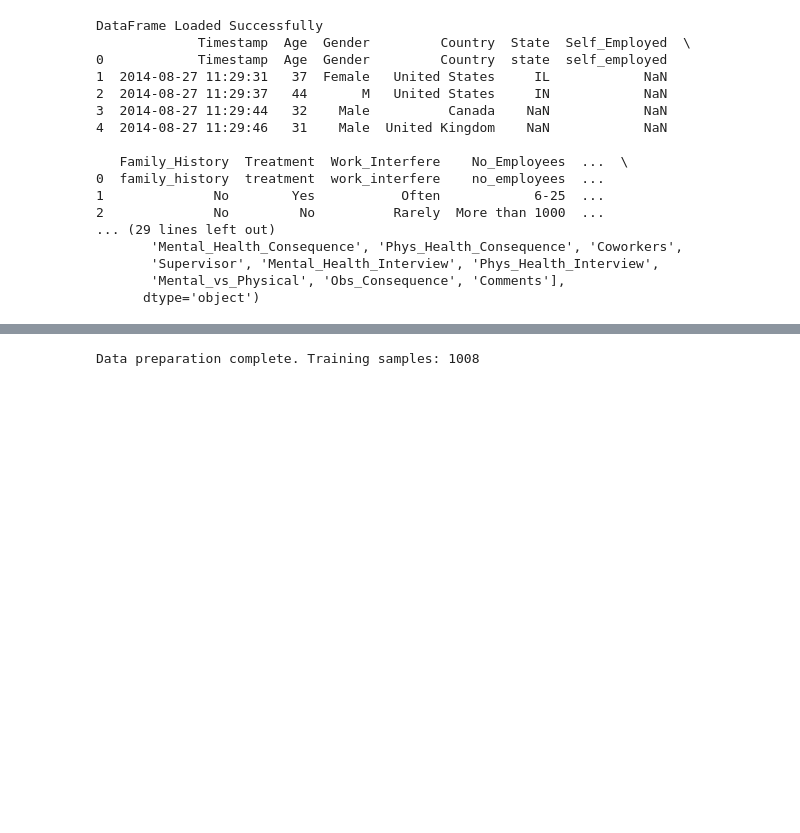
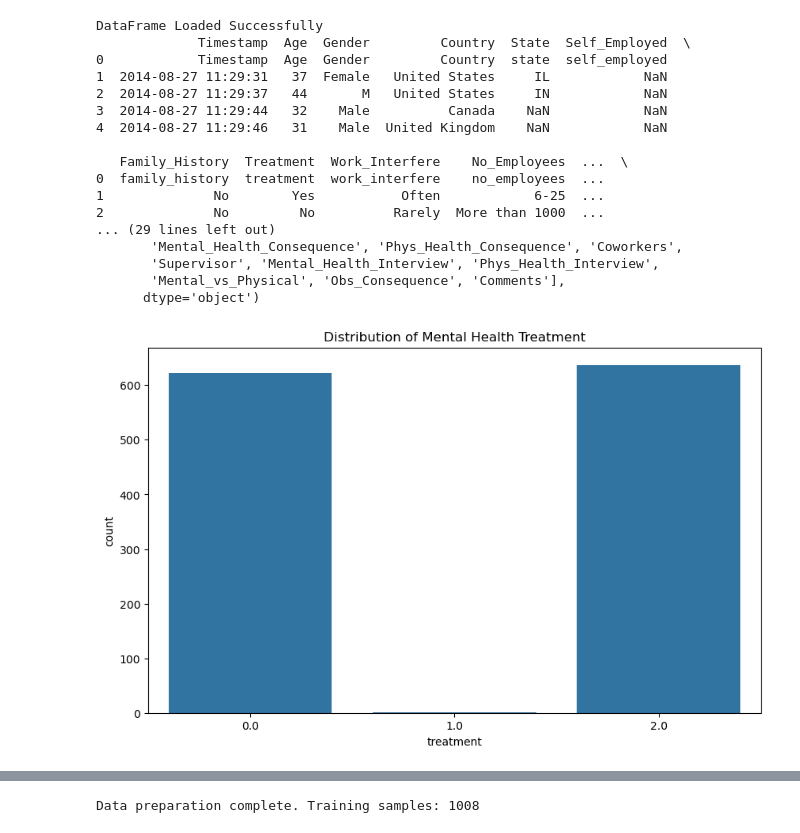
Before and after one commit to khushi-tulsiyan/mental-health-analysis, a Jupyter notebook: scripts/data_preperation.ipynb, the cells around one changed output, grey strips where cells are left out. Saved outputs shown, nothing was run; the diff lists cells and outputs as text; code cells hidden in the pictures; blank space fills up the shorter version.

```diff
--- a/scripts/data_preperation.ipynb
+++ b/scripts/data_preperation.ipynb
@@ -60,4 +62,14 @@ df = df.map(clean_text)
 # %%
 le = LabelEncoder()
 for col in df.columns:
-    df[col] = le.fit_transform(df[col])
+    df[col] = le.fit_transform(df[col]).astype(float)
+# %%
+scaler = StandardScaler()
+df.iloc[:, :-1] = scaler.fit_transform(df.iloc[:, :-1]).astype(float)
+# %%
+plt.figure(figsize=(10,6))
+sns.countplot(x='treatment', data=df)
+plt.title("Distribution of Mental Health Treatment")
+plt.show()
+# %% [output]
+[figure, added]
```
Also changed, not shown: parts of 2 cells of this notebook.
